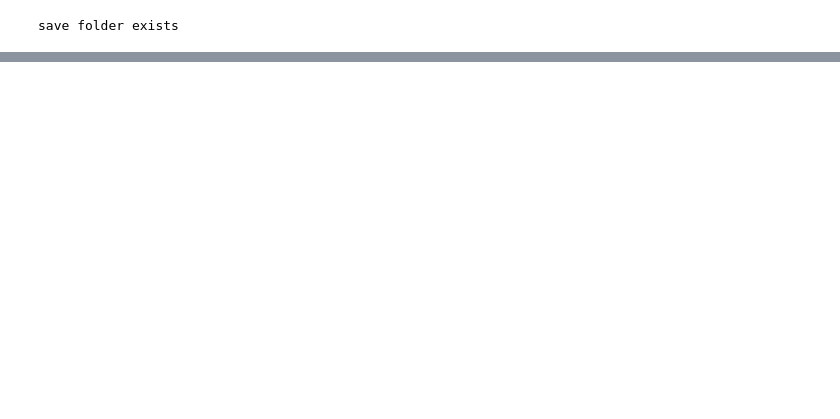
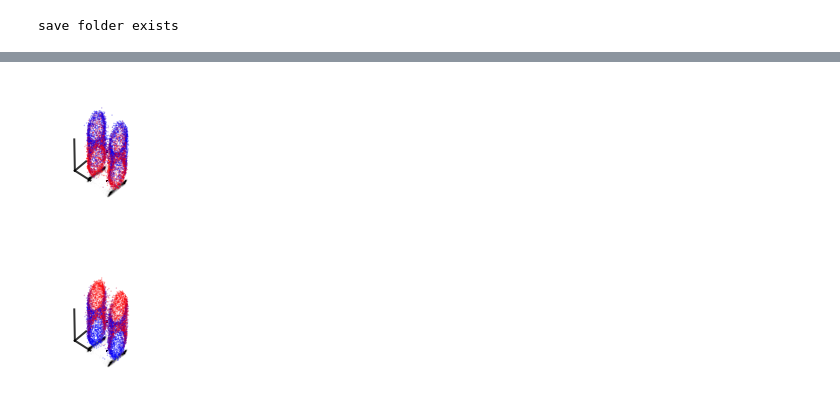
Before and after one commit to ahwillia/rnn_remapping_paper, a Jupyter notebook: fig3_2d2map/make_fig3.ipynb, the cells around one changed output, grey strips where cells are left out. Drawn from its saved outputs; the diff is of its cells as text; code cells hidden in the pictures; blank space fills up the shorter version.

```diff
--- a/fig3_2d2map/make_fig3.ipynb
+++ b/fig3_2d2map/make_fig3.ipynb
@@ -74,16 +84,19 @@ f.savefig(f'{save_folder}ex_tuning.png', dpi=600, bbox_inches='tight')
 # %%
 ''' Figure 3C: aligned toroidal manifolds'''
-f, axes = fig3_plots.plot_c(X, pos_targ, map_targ,
+f, ax = fig3_plots.plot_c(X, pos_targ, map_targ,
                             num_points=4000,
                             color_x=True)
 plt.show()
 f.savefig(f'{save_folder}manifolds_xpos.png', dpi=600, bbox_inches='tight')
 
-f, axes = fig3_plots.plot_c(X, pos_targ, map_targ,
+f, ax = fig3_plots.plot_c(X, pos_targ, map_targ,
                             num_points=4000,
                             color_x=False)
 plt.show()
 f.savefig(f'{save_folder}manifolds_ypos.png', dpi=600, bbox_inches='tight')
+# %% [output]
+[figure, added]
+[figure, added]
 # %%
 ''' Figure 3D: summary of dimensionality '''
 f, axes = fig3_plots.plot_d(data_folder, model_IDs,
```
Also changed, not shown: parts of 8 cells of this notebook, 15 other files.
